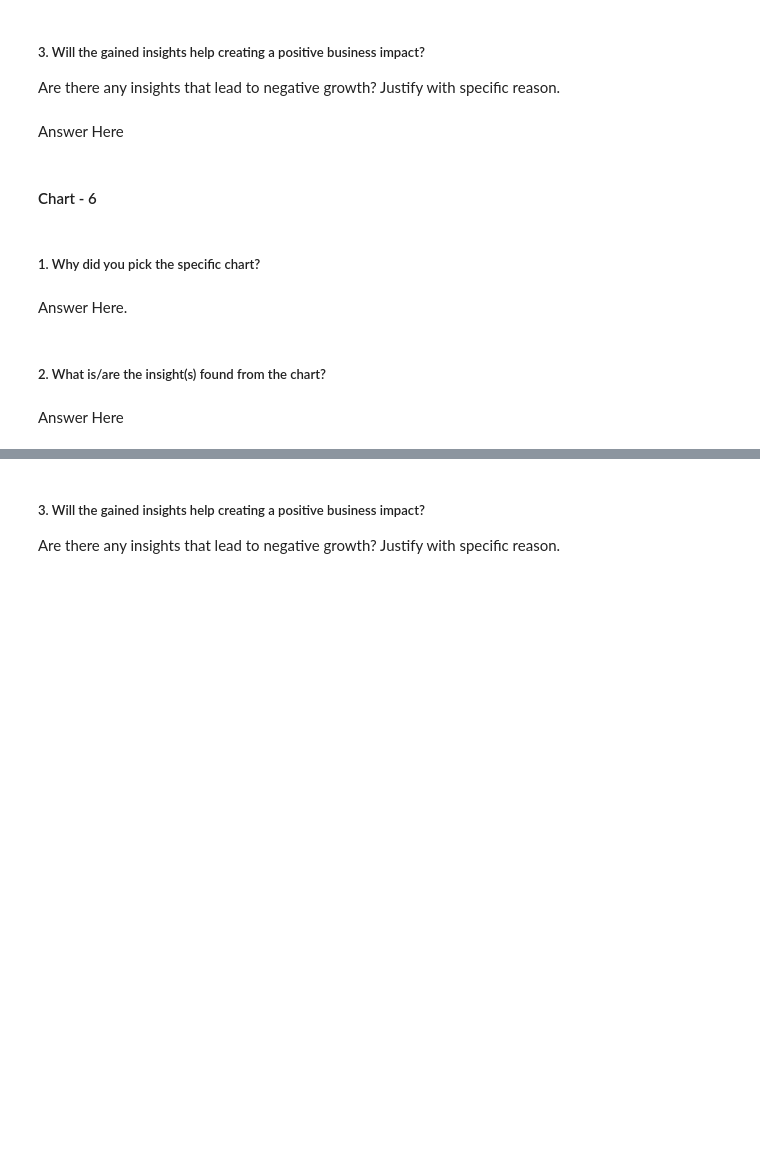
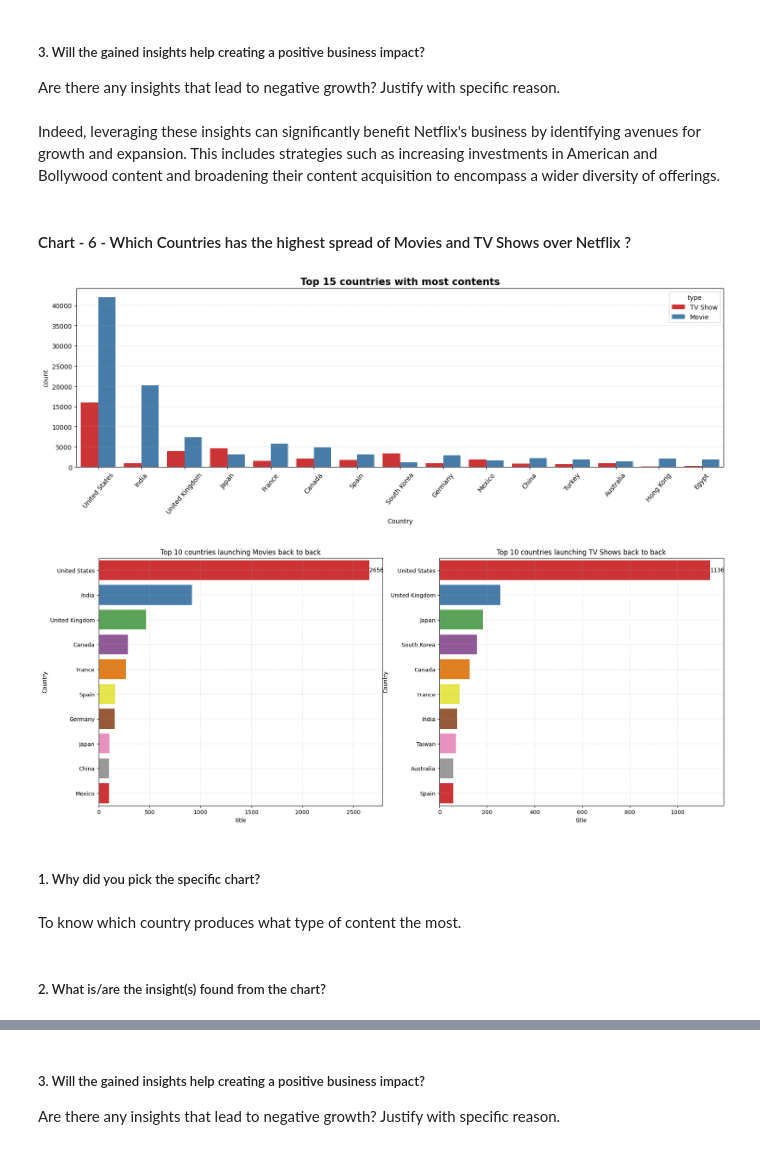
Before and after one commit to Amrit007-droid/Netflix_Movies_And_TvShows_Clustering_, a Jupyter notebook: Amrit_Saikia_Netflix_Movies_And_TvShows_Clustering_.ipynb, the cells around one changed output, grey strips where cells are left out. Saved outputs shown, nothing was run; the diff lists cells and outputs as text; code cells hidden in the pictures; blank space fills up the shorter version.

```diff
--- a/Amrit_Saikia_Netflix_Movies_And_TvShows_Clustering_.ipynb
+++ b/Amrit_Saikia_Netflix_Movies_And_TvShows_Clustering_.ipynb
@@ -973,7 +1019,3 @@ Answer Here
 # %% [markdown]
 ##### 3. Will the gained insights help creating a positive business impact?
 Are there any insights that lead to negative growth? Justify with specific reason.
-# %% [markdown]
-Answer Here
-# %% [markdown]
-#### Chart - 6
@@ -982,8 +1022,34 @@ Answer Here
+# %% [markdown]
+
+Indeed, leveraging these insights can significantly benefit Netflix's business by identifying avenues for growth and expansion. This includes strategies such as increasing investments in American and Bollywood content and broadening their content acquisition to encompass a wider diversity of offerings.
+# %% [markdown]
+#### Chart - 6 - Which Countries has the highest spread of Movies and TV Shows over Netflix ?
+# %%
+# Chart - 6 visualization code
+
+#Analysing top15 countries with most content
+plt.figure(figsize=(18,5))
+plt.grid(linestyle='--', linewidth=0.3)
+sns.countplot(x=df['Country'],order=df['Country'].value_counts().index[0:15],hue=df['type'],palette ="Set1")
+plt.xticks(rotation=50)
+plt.title('Top 15 countries with most contents', fontsize=15, fontweight='bold')
+plt.show()
+
+plt.figure(figsize=(20,8))
+for i,j,k in ((df_movies, 'Movies',0),(df_tvshows, 'TV Shows',1)):
+  plt.subplot(1,2,k+1)
+  df_country = i.groupby(['Country']).agg({'title':'nunique'}).reset_index().sort_values(by=['title'],ascending=False)[:10]
+  plots= sns.barplot(y = "Country",x = 'title', data = df_country, palette='Set1')
+  plt.title(f'Top 10 countries launching {j} back to back')
+  plt.grid(linestyle='--', linewidth=0.3)
+  plots.bar_label(plots.containers[0])
+plt.show()
+# %% [output]
+[figure, added]
+[figure, added]
 # %% [markdown]
 ##### 1. Why did you pick the specific chart?
-# %% [markdown]
-Answer Here.
+# %% [markdown]
+To know which country produces what type of content the most.
 # %% [markdown]
 ##### 2. What is/are the insight(s) found from the chart?
-# %% [markdown]
-Answer Here
```
Also changed, not shown: parts of 40 cells of this notebook.
